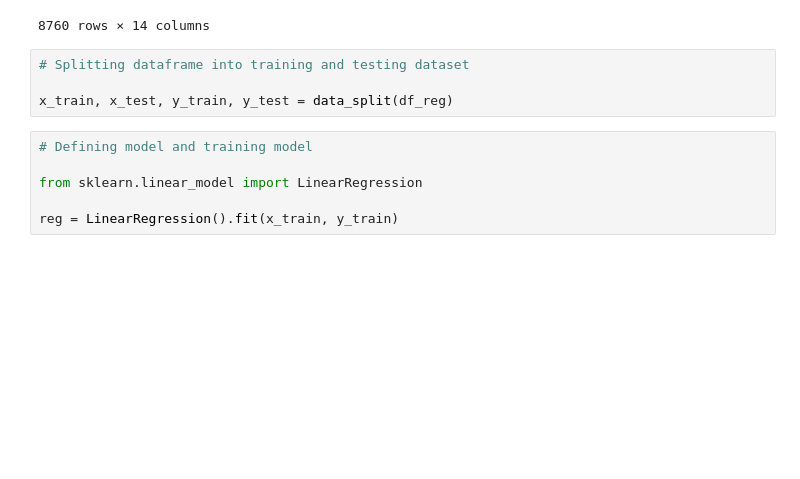
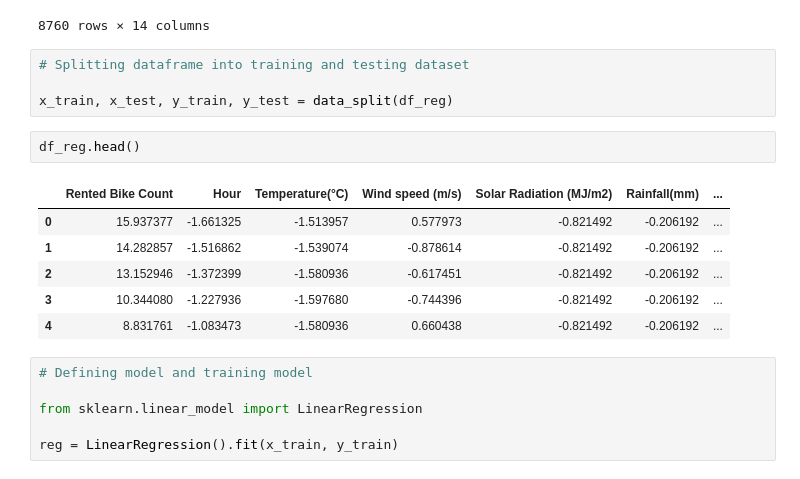
Before and after one commit to pavan-potnuru/Bike-sharing-prediction, a Jupyter notebook: Copy_of_Bike_Sharing_Demand_Prediction_Capstone_Project.ipynb, the cells around one changed output. Saved outputs shown, nothing was run; the diff lists cells and outputs as text; blank space fills up the shorter version.

```diff
--- a/Copy_of_Bike_Sharing_Demand_Prediction_Capstone_Project.ipynb
+++ b/Copy_of_Bike_Sharing_Demand_Prediction_Capstone_Project.ipynb
@@ -671,6 +704,15 @@ df_reg[features]
 # Splitting dataframe into training and testing dataset
 
 x_train, x_test, y_train, y_test = data_split(df_reg)
+# %%
+df_reg.head()
+# %% [output]
+|  | Rented Bike Count | Hour | Temperature(°C) | Wind speed (m/s) | Solar Radiation (MJ/m2) | Rainfall(mm) | ... |
+| 0 | 15.937377 | -1.661325 | -1.513957 | 0.577973 | -0.821492 | -0.206192 | ... |
+| 1 | 14.282857 | -1.516862 | -1.539074 | -0.878614 | -0.821492 | -0.206192 | ... |
+| 2 | 13.152946 | -1.372399 | -1.580936 | -0.617451 | -0.821492 | -0.206192 | ... |
+| 3 | 10.344080 | -1.227936 | -1.597680 | -0.744396 | -0.821492 | -0.206192 | ... |
+| 4 | 8.831761 | -1.083473 | -1.580936 | 0.660438 | -0.821492 | -0.206192 | ... |
 # %%
 # Defining model and training model
 
```
Also changed, not shown: parts of 28 cells of this notebook.
